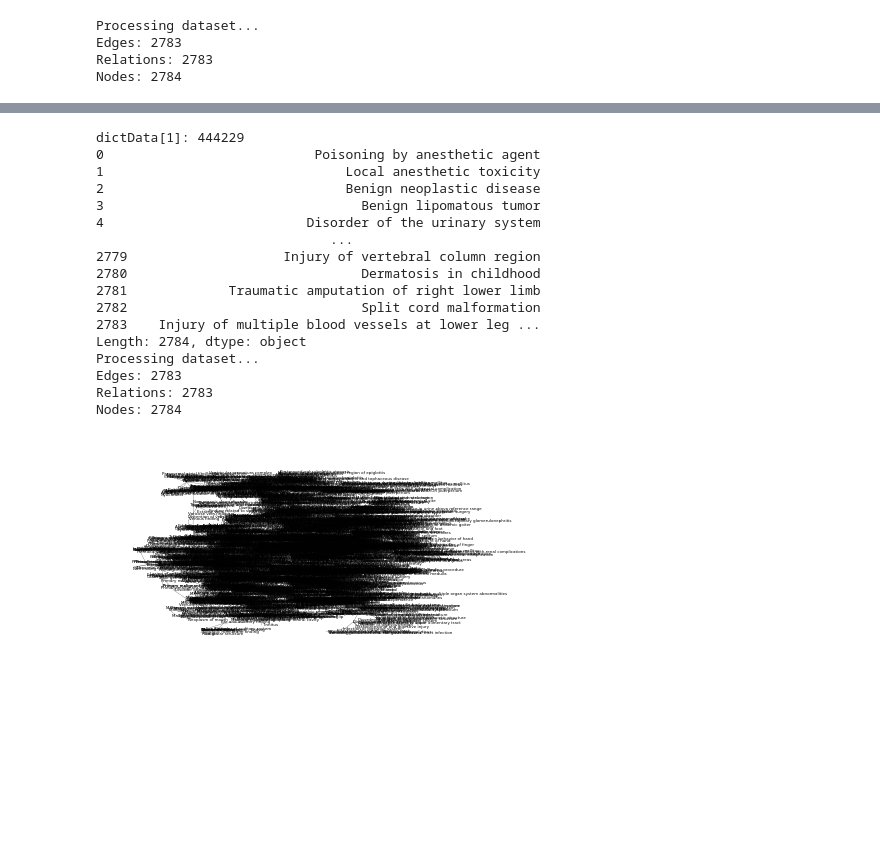
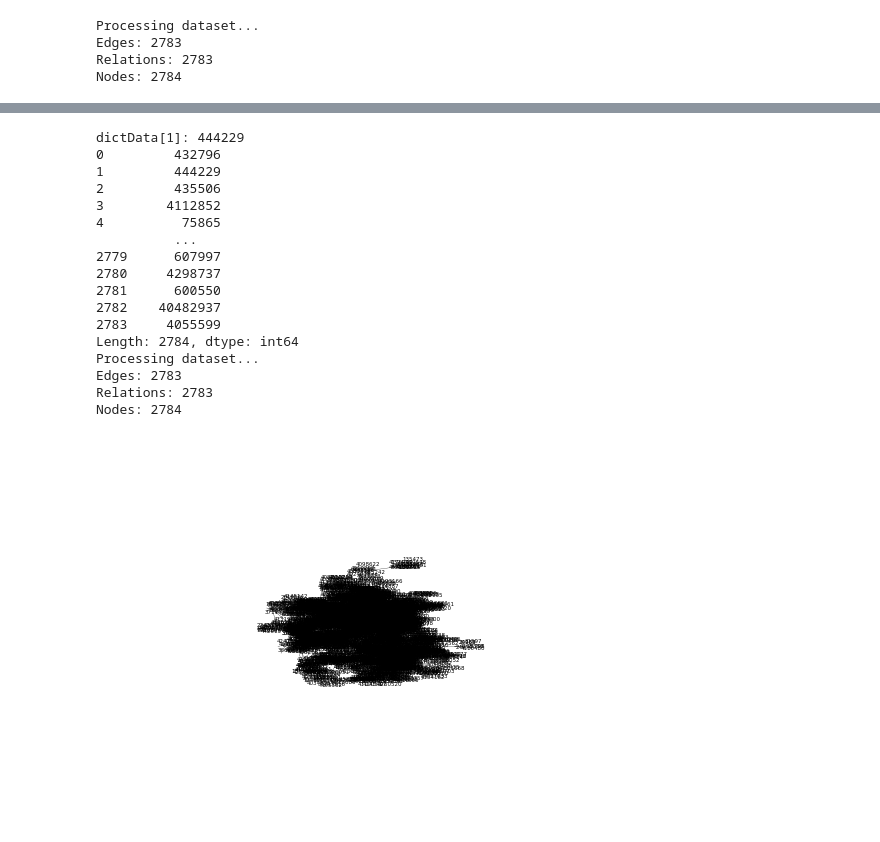
Before and after one commit to mi-erasmusmc/omop-poincare, a Jupyter notebook: main_notebook.ipynb, the cells around one changed output, grey strips where cells are left out. Cells and saved outputs as stored; diff of their text form; code cells hidden in the pictures; blank space fills up the shorter version.

```diff
--- a/main_notebook.ipynb
+++ b/main_notebook.ipynb
@@ -13,9 +13,9 @@ from shared.io import read_data, read_ref
 from shared.math import eval_reconstruction
 from train import init_torch_objects, train
 
-OUT_DIMENSIONS = 8
-NEG_SAMPLES = 8
-EPOCH = 600
+OUT_DIMENSIONS = 50
+NEG_SAMPLES = 10
+EPOCH = 500
 torch.set_default_dtype(torch.float64)
 # %%
 # Plot geodesic comparison between Poincaré and Euclidean
@@ -67,7 +66,7 @@ Epoch: 8
 Epoch: 9
 ... (88 outputs left out)
 # %%
-dict_data = get_dict_data(objects, ref)
+dict_data = get_dict_data(objects, ref, dict_type="blablabal")
 # model = torch.load("poincare_model_dim_2.pt")
 # coordinates = model["state_dict"]["embedding.weight"].numpy()
 # print(model.state_dict()['embedding.weight'])
@@ -98,43 +97,43 @@ plt.axis('off')
 data, weights, objects, neighbors, diff_summed, num_relations = read_data("data/pars.csv")
 
 # add some jitter to better see labels
 jitter = 0.02
 jitter_x = np.random.uniform(low=-jitter, high = jitter, size=(coordinates.shape[0], ))
 jitter_y = np.random.uniform(low=-jitter, high = jitter, size=(coordinates.shape[0], ))
 
 for x in range(coordinates.shape[0]):
     plt.annotate(dict_data[x], (coordinates[x,0].detach().numpy()+jitter_x[x],
                                coordinates[x,1].detach().numpy()+jitter_y[x]), fontsize=4)
     # plt.annotate(dictData[x], (coordinates[x,0]*100, coordinates[x,1]*100),
     #              bbox={"fc":"white", "alpha":0.9}, fontsize=4)
 
 # Plot edges of original hierarchy
 for i in range(data.shape[0]):
     x_values = [coordinates[data[i][0], 0].detach().numpy(), coordinates[data[i][1], 0].detach().numpy()]
     y_values = [coordinates[data[i][0], 1].detach().numpy(), coordinates[data[i][1], 1].detach().numpy()]
 #
 #     x_val = [coordinates[data[x][0],0].detach().numpy(), coordinates[data[x][1],1].detach().numpy()]
 #     y_val = [coordinates[data[x][0],0].detach().numpy(), coordinates[data[x][1],1].detach().numpy()]
     plt.plot(x_values, y_values, color="black", linewidth=0.2)
 
 plt.savefig(Path("output", "hierarchy_embed.png"), dpi=300, facecolor="white")
 plt.show()
 # %% [output]
 dictData[1]: 444229
-0                           Poisoning by anesthetic agent
-1                               Local anesthetic toxicity
-2                               Benign neoplastic disease
-3                                 Benign lipomatous tumor
-4                          Disorder of the urinary system
-                              ...
-2779                    Injury of vertebral column region
-2780                              Dermatosis in childhood
-2781             Traumatic amputation of right lower limb
-2782                              Split cord malformation
-2783    Injury of multiple blood vessels at lower leg ...
-Length: 2784, dtype: object
+0         432796
+1         444229
+2         435506
+3        4112852
+4          75865
+          ...
+2779      607997
+2780     4298737
+2781      600550
+2782    40482937
+2783     4055599
+Length: 2784, dtype: int64
 Processing dataset...
 Edges: 2783
 Relations: 2783
 Nodes: 2784
-[figure, old version]
+[figure, new version]
```
Also changed, not shown: parts of 2 cells of this notebook, 3 other files.
